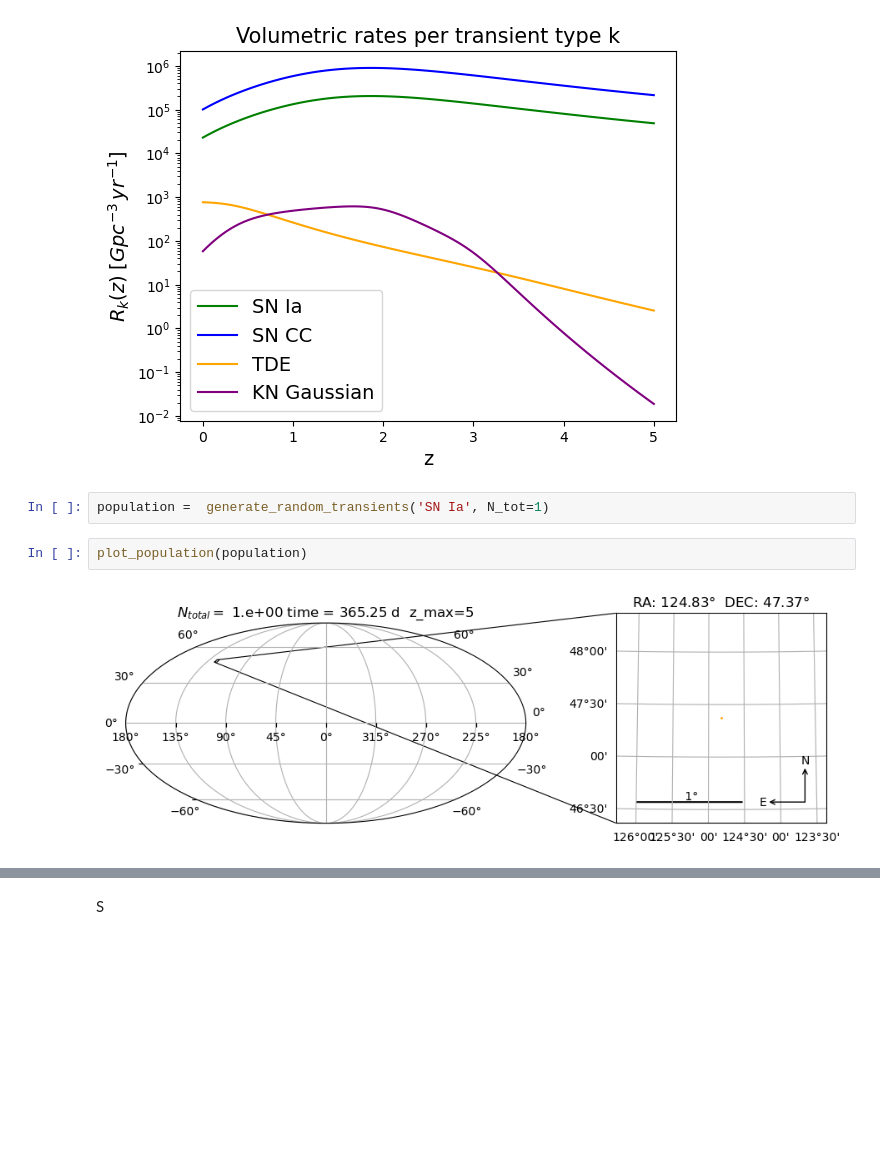
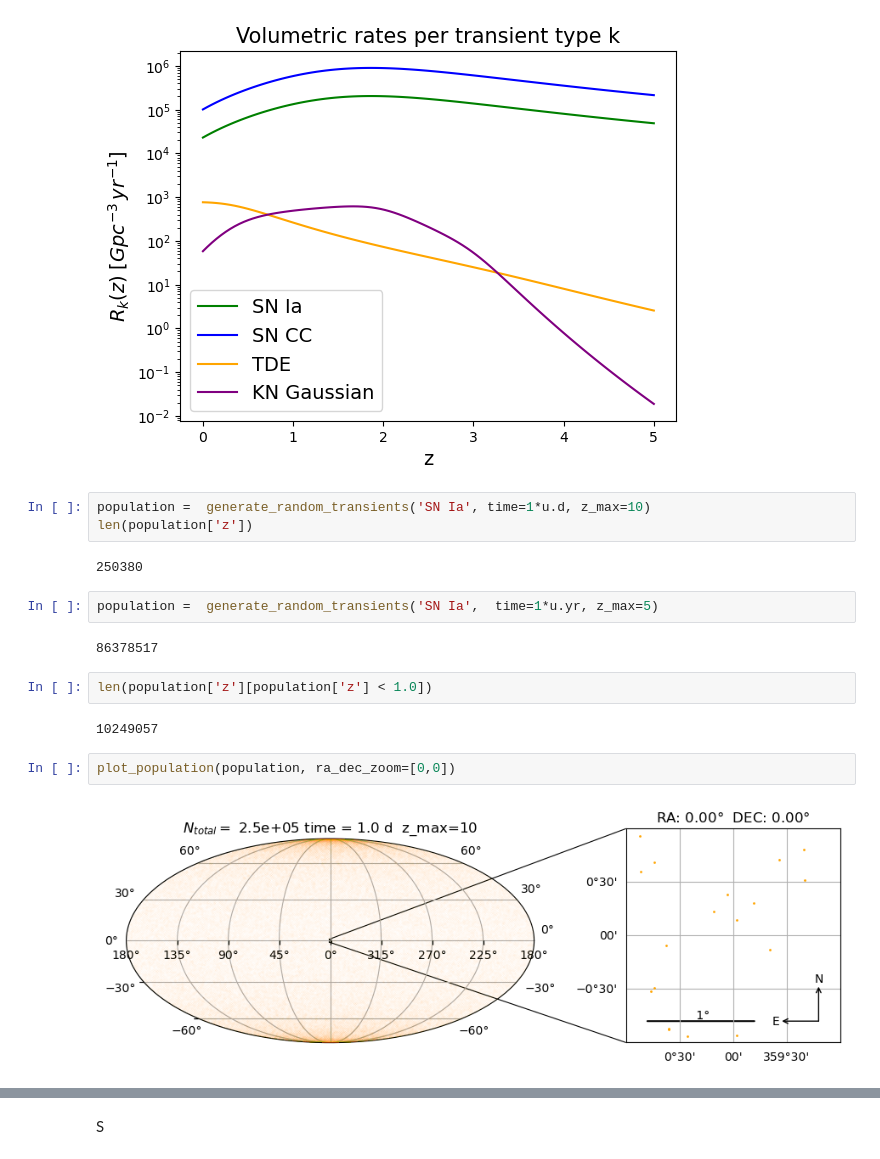
Before and after one commit to krissylla/TransientSimulation, a Jupyter notebook: Tutorials/random_population.ipynb, the cells around one changed output, grey strips where cells are left out. Drawn from its saved outputs; the diff is of its cells as text; blank space fills up the shorter version.

```diff
--- a/Tutorials/random_population.ipynb
+++ b/Tutorials/random_population.ipynb
@@ -36,8 +20,19 @@ plot_rates()
 # %% [output]
 [figure]
 # %%
-population =  generate_random_transients('SN Ia', N_tot=1)
+population =  generate_random_transients('SN Ia', time=1*u.d, z_max=10)
+len(population['z'])
+# %% [output]
+250380
+# %%
+population =  generate_random_transients('SN Ia',  time=1*u.yr, z_max=5)
+# %% [output]
+86378517
+# %%
+len(population['z'][population['z'] < 1.0])
+# %% [output]
+10249057
 # %%
-plot_population(population)
+plot_population(population, ra_dec_zoom=[0,0])
 # %% [output]
-[figure, old version]
+[figure, new version]
```
Also changed, not shown: parts of 2 cells of this notebook, 2 other files.
